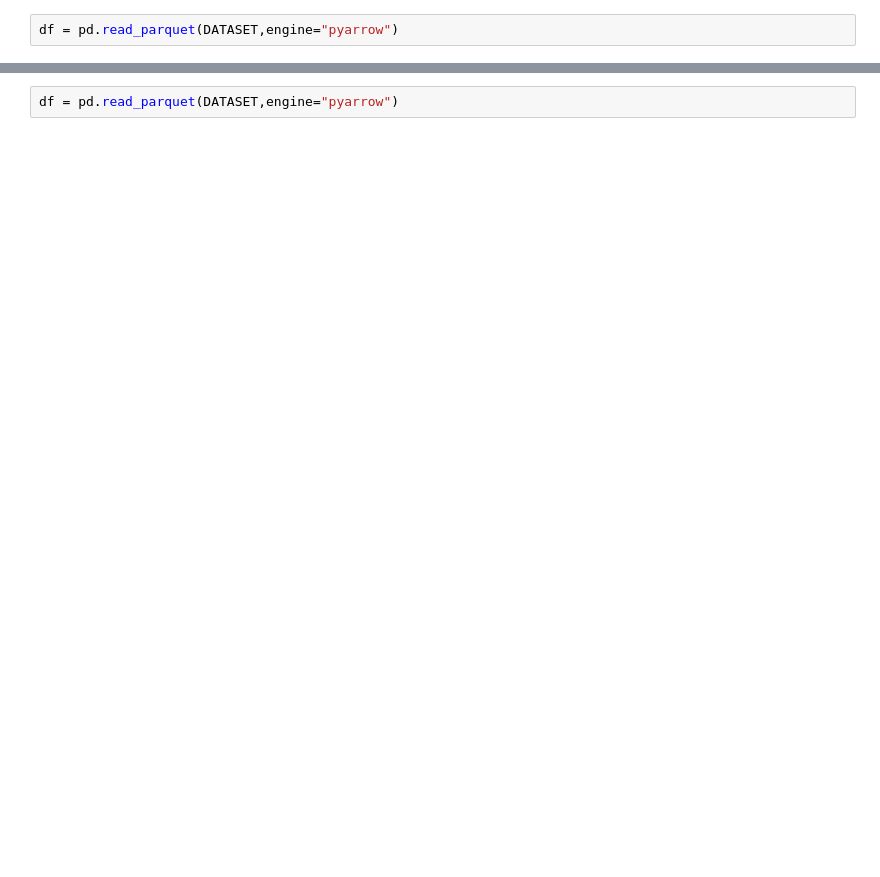
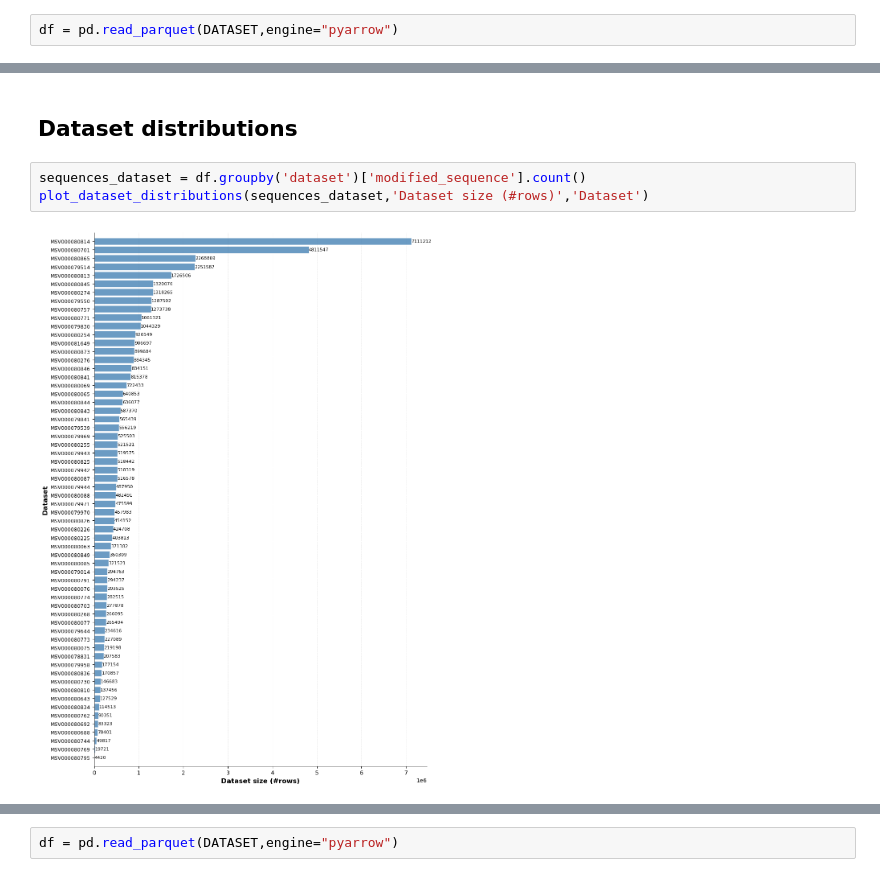
Before and after one commit to WannesLamberts/MTL-peptide-property-prediction-pool, a Jupyter notebook: notebooks/data_analysis/analysis_massive.ipynb, the cells around one changed output, grey strips where cells are left out. Saved outputs shown, nothing was run; the diff lists cells and outputs as text; blank space fills up the shorter version.

```diff
--- a/notebooks/data_analysis/analysis_massive.ipynb
+++ b/notebooks/data_analysis/analysis_massive.ipynb
@@ -70,0 +44,7 @@ plot_bar_horizontal(
+# %% [markdown]
+## Dataset distributions
+# %%
+sequences_dataset = df.groupby('dataset')['modified_sequence'].count()
+plot_dataset_distributions(sequences_dataset,'Dataset size (#rows)','Dataset')
+# %% [output]
+[figure, added]
```
Also changed, not shown: parts of 36 cells of this notebook, 7 other files.
